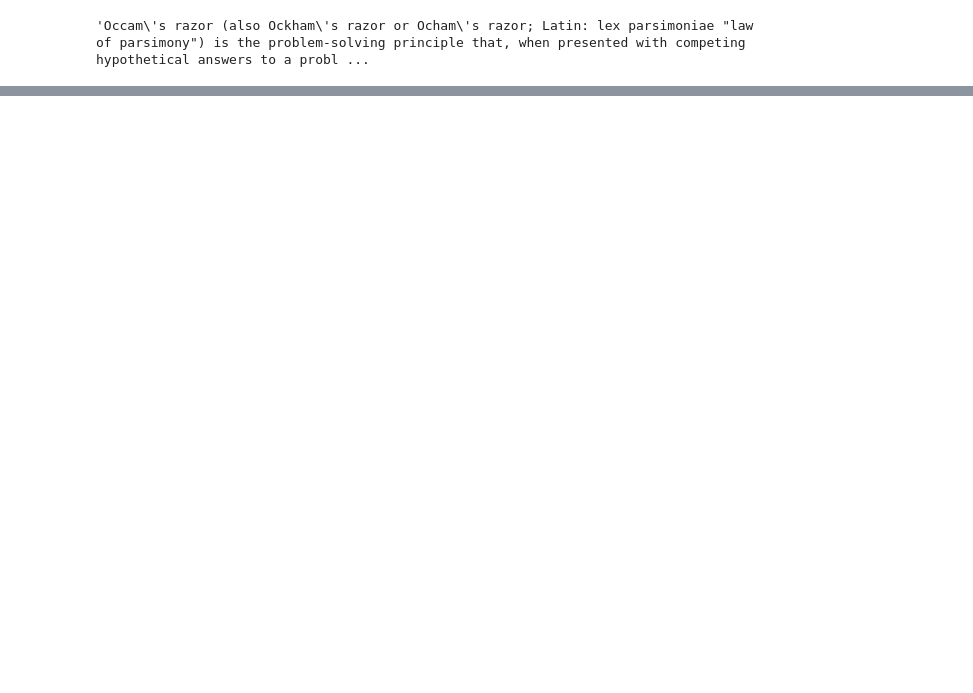
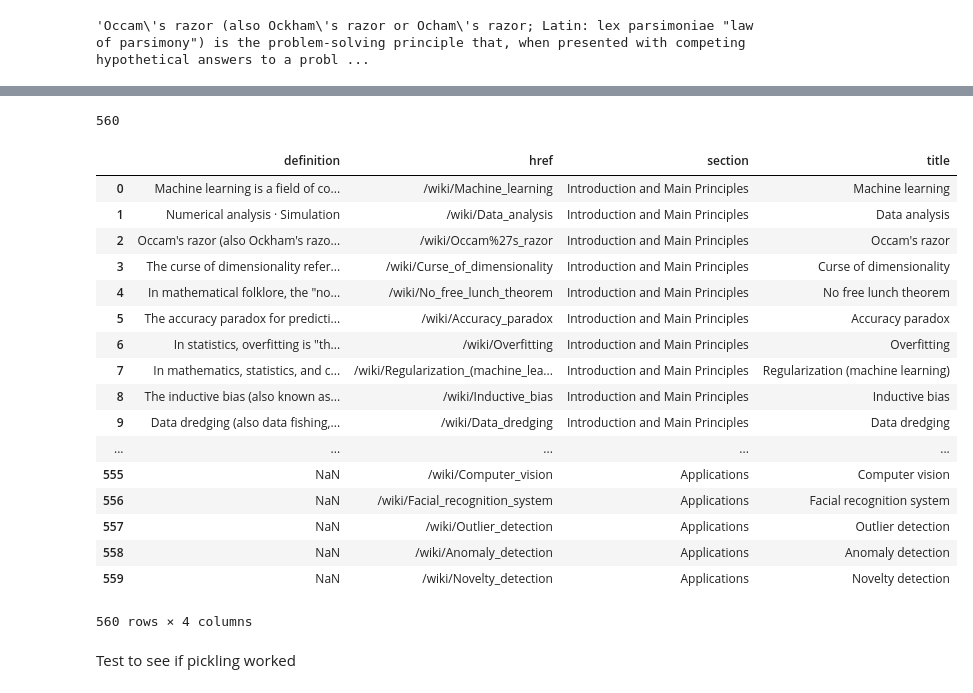
Before and after one commit to mnguyenngo/reinforce-ml, a Jupyter notebook: notebooks/get_wiki_content.ipynb, the cells around one changed output, grey strips where cells are left out. Cells and saved outputs as stored; diff of their text form; code cells hidden in the pictures; blank space fills up the shorter version.

Commit message:
Add get_data script and testing

```diff
--- a/notebooks/get_wiki_content.ipynb
+++ b/notebooks/get_wiki_content.ipynb
@@ -27,0 +65,28 @@ definition.text
+# %%
+def parse_sec(sec):
+    parsed_dds = []
+    dt = sec.select_one('dt')
+    if dt is not None:
+        sec_title = dt.text
+        dds = sec.select('dd')
+        if dds is not None:
+            parsed_dds = [parse_dd(dd, sec_title) for dd in dds]
+    if len(parsed_dds) > 0:
+        return parsed_dds
+
+def parse_dd(dd, sec_title):
+    link = dd.select_one('a')
+    if link is not None:
+        attrs = link.attrs
+        link_dict = {
+            'title': attrs['title'],
+            'href': attrs['href'],
+            'section': sec_title
+        }
+        return link_dict
+# %%
+parsed_links = []
+for sec in sections:
+    parsed_content = parse_sec(sec)
+    if parsed_content is not None:
+        parsed_links.extend(parsed_content)
@@ -27,0 +179,31 @@ definition.text
+# %%
+len(parsed_links)
+# %% [output]
+560
+# %%
+parsed_links = [d for d in parsed_links if d is not None]
+# %%
+ml_def_df = pd.DataFrame(parsed_links)
+# %%
+ml_def_df.to_pickle()
+# %% [output]
+|  | definition | href | section | title |
+| 0 | Machine learning is a field of co... | /wiki/Machine_learning | Introduction and Main Principles | Machine learning |
+| 1 | Numerical analysis · Simulation | /wiki/Data_analysis | Introduction and Main Principles | Data analysis |
+| 2 | Occam's razor (also Ockham's razo... | /wiki/Occam%27s_razor | Introduction and Main Principles | Occam's razor |
+| 3 | The curse of dimensionality refer... | /wiki/Curse_of_dimensionality | Introduction and Main Principles | Curse of dimensionality |
+| 4 | In mathematical folklore, the "no... | /wiki/No_free_lunch_theorem | Introduction and Main Principles | No free lunch theorem |
+| 5 | The accuracy paradox for predicti... | /wiki/Accuracy_paradox | Introduction and Main Principles | Accuracy paradox |
+| 6 | In statistics, overfitting is "th... | /wiki/Overfitting | Introduction and Main Principles | Overfitting |
+| 7 | In mathematics, statistics, and c... | /wiki/Regularization_(machine_lea... | Introduction and Main Principles | Regularization (machine learning) |
+| 8 | The inductive bias (also known as... | /wiki/Inductive_bias | Introduction and Main Principles | Inductive bias |
+| 9 | Data dredging (also data fishing,... | /wiki/Data_dredging | Introduction and Main Principles | Data dredging |
+| ... | ... | ... | ... | ... |
+| 555 | NaN | /wiki/Computer_vision | Applications | Computer vision |
+| 556 | NaN | /wiki/Facial_recognition_system | Applications | Facial recognition system |
+| 557 | NaN | /wiki/Outlier_detection | Applications | Outlier detection |
+| 558 | NaN | /wiki/Anomaly_detection | Applications | Anomaly detection |
+| 559 | NaN | /wiki/Novelty_detection | Applications | Novelty detection |
+560 rows × 4 columns
+# %% [markdown]
+Test to see if pickling worked
```
Also changed, not shown: parts of 26 cells of this notebook, 5 other files.
